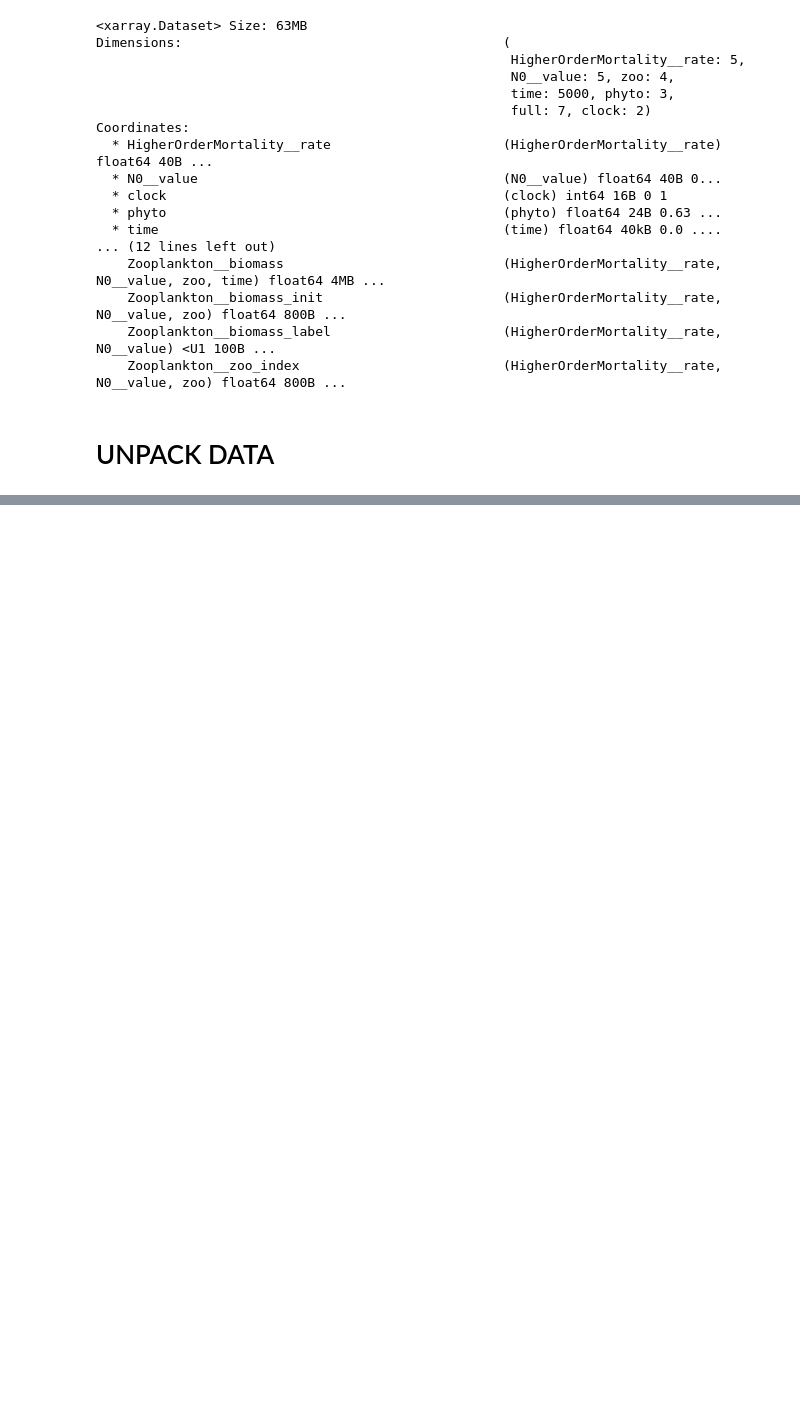
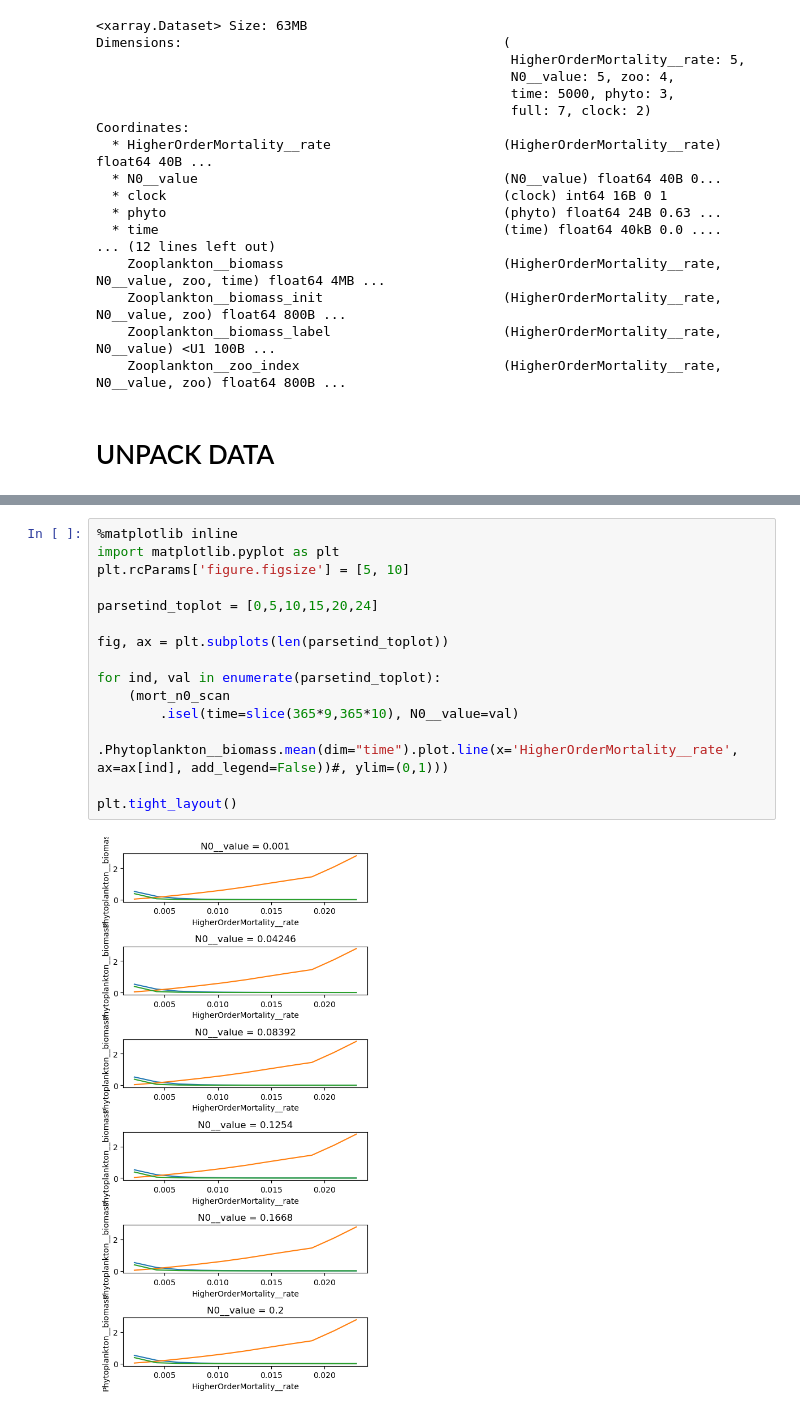
Before and after one commit to ben1post/SSMCariaco, a Jupyter notebook: FirstTestRuns/RunModelInParallel.ipynb, the cells around one changed output, grey strips where cells are left out. Drawn from its saved outputs; the diff is of its cells as text; blank space fills up the shorter version.

```diff
--- a/FirstTestRuns/RunModelInParallel.ipynb
+++ b/FirstTestRuns/RunModelInParallel.ipynb
@@ -580,0 +280,17 @@ AttributeError: Can't get local object 'test.<locals>.slow_square'
+# %%
+%matplotlib inline
+import matplotlib.pyplot as plt
+plt.rcParams['figure.figsize'] = [5, 10]
+
+parsetind_toplot = [0,5,10,15,20,24]
+
+fig, ax = plt.subplots(len(parsetind_toplot))
+
+for ind, val in enumerate(parsetind_toplot):
+    (mort_n0_scan
+        .isel(time=slice(365*9,365*10), N0__value=val)
+        .Phytoplankton__biomass.mean(dim="time").plot.line(x='HigherOrderMortality__rate', ax=ax[ind], add_legend=False))#, ylim=(0,1)))
+
+plt.tight_layout()
+# %% [output]
+[figure, added]
```
Also changed, not shown: parts of 44 cells of this notebook.
